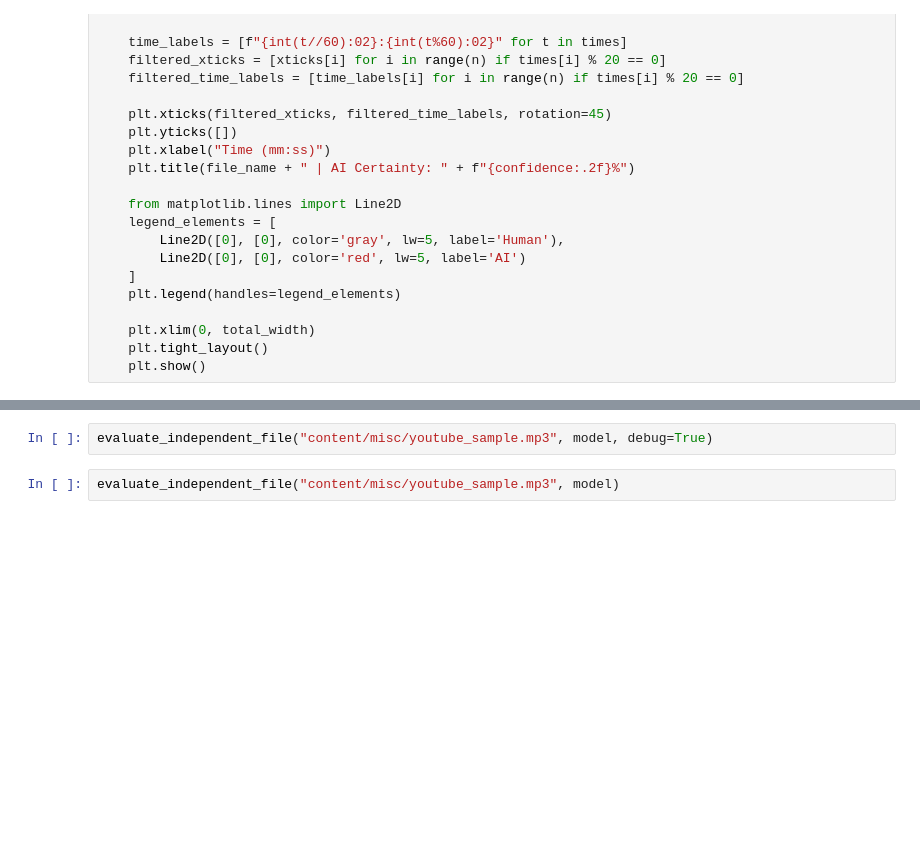
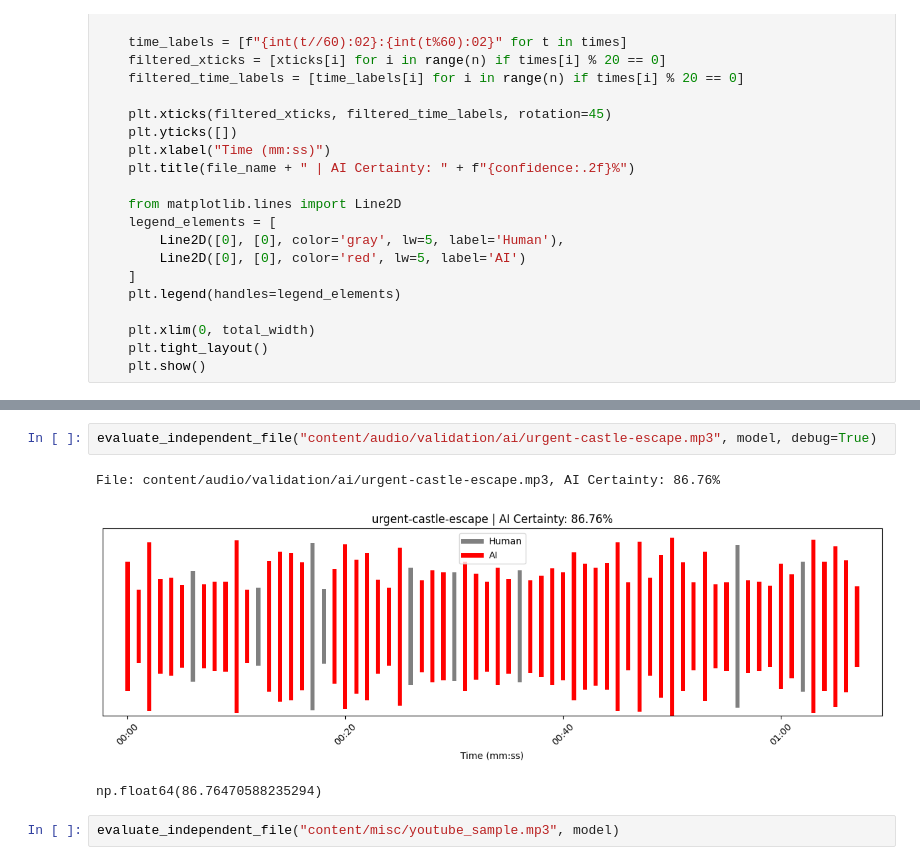
Before and after one commit to Archonic944/AIMusicDetector, a Jupyter notebook: AudioClassification.ipynb, the cells around one changed output, grey strips where cells are left out. Cells and saved outputs as stored; diff of their text form; blank space fills up the shorter version.

```diff
--- a/AudioClassification.ipynb
+++ b/AudioClassification.ipynb
@@ -945,6 +945,10 @@ def evaluate_independent_file(file_path, model, classes=classes,
         if os.path.exists(temp_mp3_path):
             os.remove(temp_mp3_path)
 # %%
-evaluate_independent_file("content/misc/youtube_sample.mp3", model, debug=True)
+evaluate_independent_file("content/audio/validation/ai/urgent-castle-escape.mp3", model, debug=True)
+# %% [output]
+File: content/audio/validation/ai/urgent-castle-escape.mp3, AI Certainty: 86.76%
+[figure, added]
+np.float64(86.76470588235294)
 # %%
 evaluate_independent_file("content/misc/youtube_sample.mp3", model)
```
Also changed, not shown: parts of 1 cell of this notebook, 10 other files.
